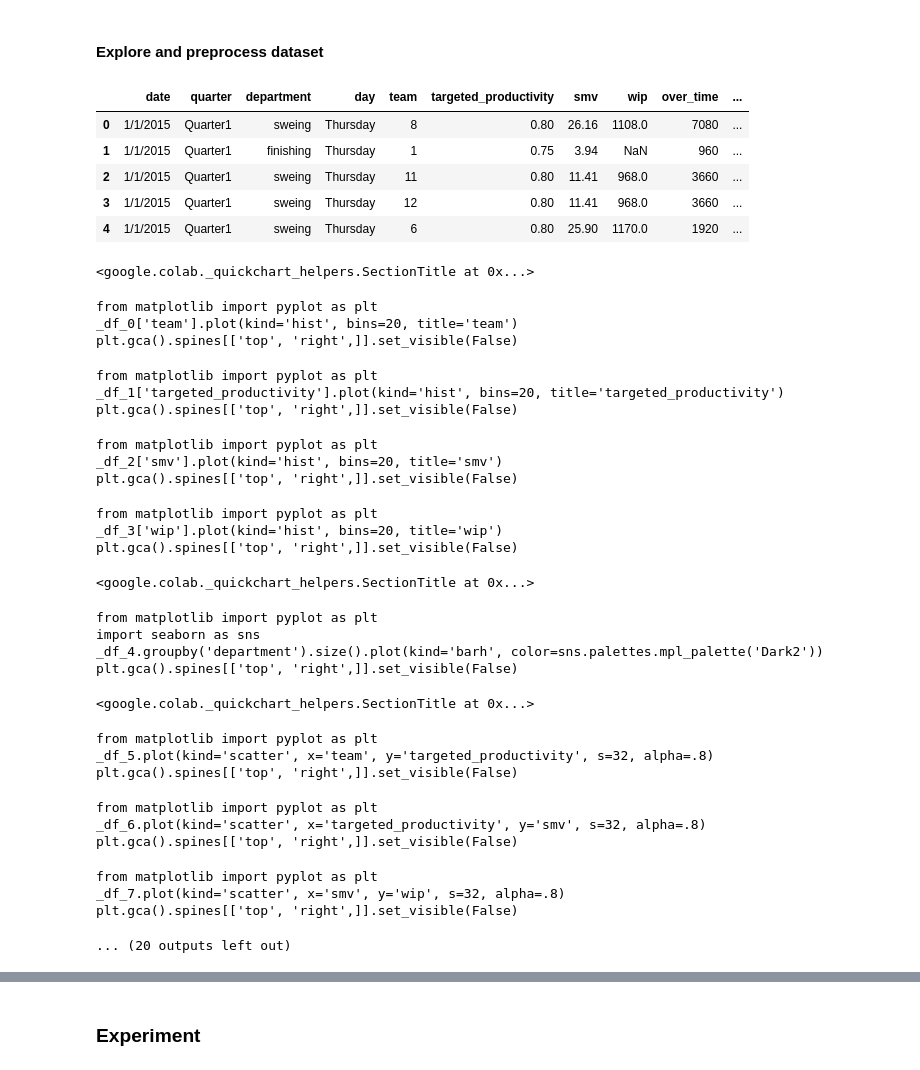
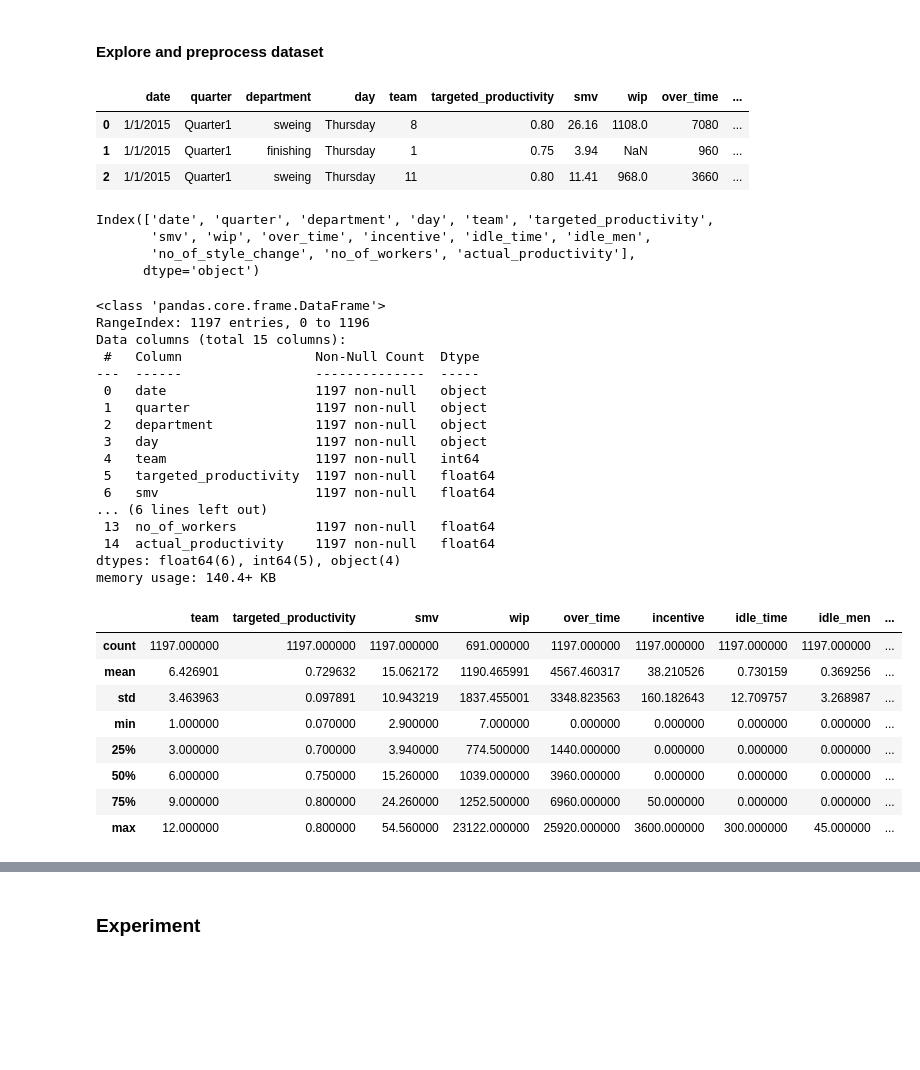
Before and after one commit to Shrutiba/iisc_cds, a Jupyter notebook: M1_AST_01_Probability_Basics_A.ipynb, the cells around one changed output, grey strips where cells are left out. Cells and saved outputs as stored; diff of their text form; code cells hidden in the pictures; blank space fills up the shorter version.

```diff
--- a/M1_AST_01_Probability_Basics_A.ipynb
+++ b/M1_AST_01_Probability_Basics_A.ipynb
@@ -232,43 +232,52 @@ df_ = pd.read_csv('garments_worker_productivity.csv')
 # %% [markdown]
 #### Explore and preprocess dataset
 # %%
-df_.head()
+df_.head(n=3)
 # %% [output]
 |  | date | quarter | department | day | team | targeted_productivity | smv | wip | over_time | ... |
 | 0 | 1/1/2015 | Quarter1 | sweing | Thursday | 8 | 0.80 | 26.16 | 1108.0 | 7080 | ... |
 | 1 | 1/1/2015 | Quarter1 | finishing | Thursday | 1 | 0.75 | 3.94 | NaN | 960 | ... |
 | 2 | 1/1/2015 | Quarter1 | sweing | Thursday | 11 | 0.80 | 11.41 | 968.0 | 3660 | ... |
-| 3 | 1/1/2015 | Quarter1 | sweing | Thursday | 12 | 0.80 | 11.41 | 968.0 | 3660 | ... |
-| 4 | 1/1/2015 | Quarter1 | sweing | Thursday | 6 | 0.80 | 25.90 | 1170.0 | 1920 | ... |
-<google.colab._quickchart_helpers.SectionTitle at 0x...>
-from matplotlib import pyplot as plt
-_df_0['team'].plot(kind='hist', bins=20, title='team')
-plt.gca().spines[['top', 'right',]].set_visible(False)
-from matplotlib import pyplot as plt
-_df_1['targeted_productivity'].plot(kind='hist', bins=20, title='targeted_productivity')
-plt.gca().spines[['top', 'right',]].set_visible(False)
-from matplotlib import pyplot as plt
-_df_2['smv'].plot(kind='hist', bins=20, title='smv')
-plt.gca().spines[['top', 'right',]].set_visible(False)
-from matplotlib import pyplot as plt
-_df_3['wip'].plot(kind='hist', bins=20, title='wip')
-plt.gca().spines[['top', 'right',]].set_visible(False)
-<google.colab._quickchart_helpers.SectionTitle at 0x...>
-from matplotlib import pyplot as plt
-import seaborn as sns
-_df_4.groupby('department').size().plot(kind='barh', color=sns.palettes.mpl_palette('Dark2'))
-plt.gca().spines[['top', 'right',]].set_visible(False)
-<google.colab._quickchart_helpers.SectionTitle at 0x...>
-from matplotlib import pyplot as plt
-_df_5.plot(kind='scatter', x='team', y='targeted_productivity', s=32, alpha=.8)
-plt.gca().spines[['top', 'right',]].set_visible(False)
-from matplotlib import pyplot as plt
-_df_6.plot(kind='scatter', x='targeted_productivity', y='smv', s=32, alpha=.8)
-plt.gca().spines[['top', 'right',]].set_visible(False)
-from matplotlib import pyplot as plt
-_df_7.plot(kind='scatter', x='smv', y='wip', s=32, alpha=.8)
-plt.gca().spines[['top', 'right',]].set_visible(False)
-... (20 outputs left out)
+# %%
+df_.sample(n=10)
+df_.columns
+# %% [output]
+Index(['date', 'quarter', 'department', 'day', 'team', 'targeted_productivity',
+       'smv', 'wip', 'over_time', 'incentive', 'idle_time', 'idle_men',
+       'no_of_style_change', 'no_of_workers', 'actual_productivity'],
+      dtype='object')
+# %%
+df_.info()
+# %% [output]
+<class 'pandas.core.frame.DataFrame'>
+RangeIndex: 1197 entries, 0 to 1196
+Data columns (total 15 columns):
+ #   Column                 Non-Null Count  Dtype
+---  ------                 --------------  -----
+ 0   date                   1197 non-null   object
+ 1   quarter                1197 non-null   object
+ 2   department             1197 non-null   object
+ 3   day                    1197 non-null   object
+ 4   team                   1197 non-null   int64
+ 5   targeted_productivity  1197 non-null   float64
+ 6   smv                    1197 non-null   float64
+... (6 lines left out)
+ 13  no_of_workers          1197 non-null   float64
+ 14  actual_productivity    1197 non-null   float64
+dtypes: float64(6), int64(5), object(4)
+memory usage: 140.4+ KB
+# %%
+df_.describe()
+# %% [output]
+|  | team | targeted_productivity | smv | wip | over_time | incentive | idle_time | idle_men | ... |
+| count | 1197.000000 | 1197.000000 | 1197.000000 | 691.000000 | 1197.000000 | 1197.000000 | 1197.000000 | 1197.000000 | ... |
+| mean | 6.426901 | 0.729632 | 15.062172 | 1190.465991 | 4567.460317 | 38.210526 | 0.730159 | 0.369256 | ... |
+| std | 3.463963 | 0.097891 | 10.943219 | 1837.455001 | 3348.823563 | 160.182643 | 12.709757 | 3.268987 | ... |
+| min | 1.000000 | 0.070000 | 2.900000 | 7.000000 | 0.000000 | 0.000000 | 0.000000 | 0.000000 | ... |
+| 25% | 3.000000 | 0.700000 | 3.940000 | 774.500000 | 1440.000000 | 0.000000 | 0.000000 | 0.000000 | ... |
+| 50% | 6.000000 | 0.750000 | 15.260000 | 1039.000000 | 3960.000000 | 0.000000 | 0.000000 | 0.000000 | ... |
+| 75% | 9.000000 | 0.800000 | 24.260000 | 1252.500000 | 6960.000000 | 50.000000 | 0.000000 | 0.000000 | ... |
+| max | 12.000000 | 0.800000 | 54.560000 | 23122.000000 | 25920.000000 | 3600.000000 | 300.000000 | 45.000000 | ... |
 # %%
 # Consider only five features from dataset
 df = df_[['date', 'quarter', 'department', 'day', 'team']]
```
Also changed, not shown: parts of 26 cells of this notebook.
